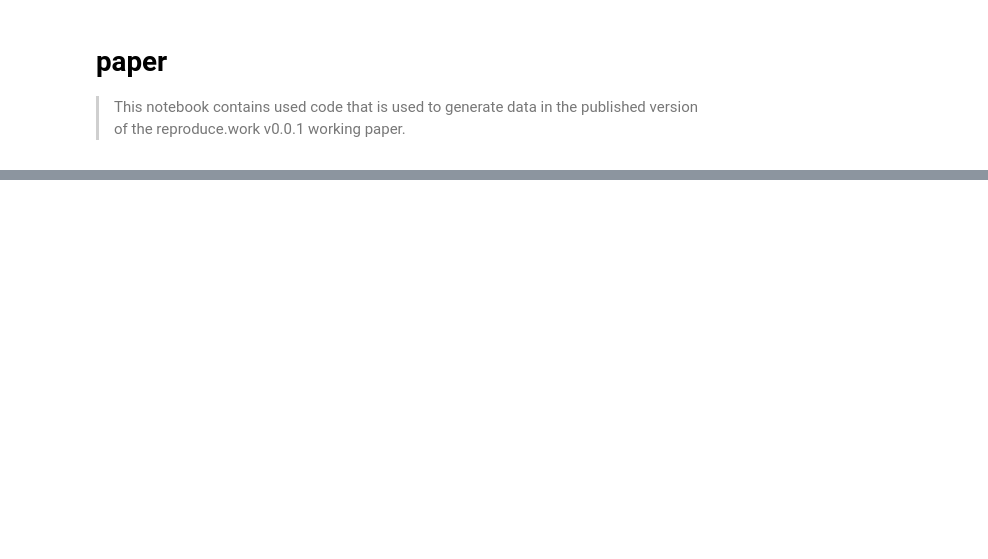
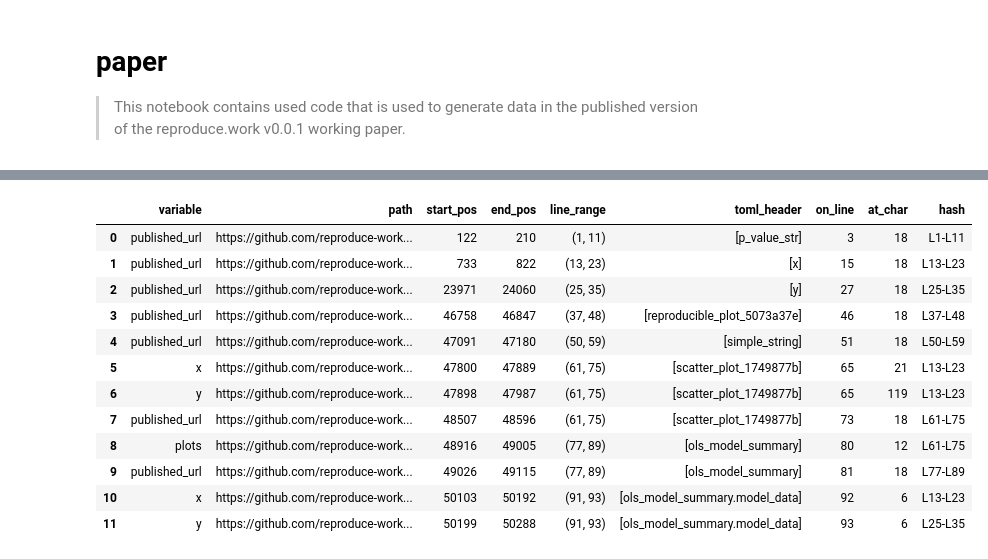
Before and after one commit to reproduce-work/reproduce-work, a Jupyter notebook: nbs/03_paper.ipynb, the cells around one changed output, grey strips where cells are left out. Saved outputs shown, nothing was run; the diff lists cells and outputs as text; code cells hidden in the pictures; blank space fills up the shorter version.

```diff
--- a/nbs/03_paper.ipynb
+++ b/nbs/03_paper.ipynb
@@ -176,3 +207,13 @@ scatter_obj = publish_file('img/scatter_plot.pdf', metadata={
 # %%
 #| hide
 import nbdev; nbdev.nbdev_export()
+# %%
+#| hide
+publinks = find_pubdata_links()
+pldf = pd.DataFrame(publinks)
+vars = (pldf.variable=='published_url')
+top_var_links = dict(zip(
+    pldf.loc[vars,'toml_header'].str.slice(1,-1).tolist(),
+    pldf.loc[vars,'path'].tolist()
+))
+top_var_links
@@ -178,0 +228,17 @@ import nbdev; nbdev.nbdev_export()
+# %%
+#| hide
+pldf
+# %% [output]
+|  | variable | path | start_pos | end_pos | line_range | toml_header | on_line | at_char | hash |
+| 0 | published_url | https://github.com/reproduce-work... | 122 | 210 | (1, 11) | [p_value_str] | 3 | 18 | L1-L11 |
+| 1 | published_url | https://github.com/reproduce-work... | 733 | 822 | (13, 23) | [x] | 15 | 18 | L13-L23 |
+| 2 | published_url | https://github.com/reproduce-work... | 23971 | 24060 | (25, 35) | [y] | 27 | 18 | L25-L35 |
+| 3 | published_url | https://github.com/reproduce-work... | 46758 | 46847 | (37, 48) | [reproducible_plot_5073a37e] | 46 | 18 | L37-L48 |
+| 4 | published_url | https://github.com/reproduce-work... | 47091 | 47180 | (50, 59) | [simple_string] | 51 | 18 | L50-L59 |
+| 5 | x | https://github.com/reproduce-work... | 47800 | 47889 | (61, 75) | [scatter_plot_1749877b] | 65 | 21 | L13-L23 |
+| 6 | y | https://github.com/reproduce-work... | 47898 | 47987 | (61, 75) | [scatter_plot_1749877b] | 65 | 119 | L13-L23 |
+| 7 | published_url | https://github.com/reproduce-work... | 48507 | 48596 | (61, 75) | [scatter_plot_1749877b] | 73 | 18 | L61-L75 |
+| 8 | plots | https://github.com/reproduce-work... | 48916 | 49005 | (77, 89) | [ols_model_summary] | 80 | 12 | L61-L75 |
+| 9 | published_url | https://github.com/reproduce-work... | 49026 | 49115 | (77, 89) | [ols_model_summary] | 81 | 18 | L77-L89 |
+| 10 | x | https://github.com/reproduce-work... | 50103 | 50192 | (91, 93) | [ols_model_summary.model_data] | 92 | 6 | L13-L23 |
+| 11 | y | https://github.com/reproduce-work... | 50199 | 50288 | (91, 93) | [ols_model_summary.model_data] | 93 | 6 | L25-L35 |
```
Also changed, not shown: parts of 11 cells of this notebook, 10 other files.
